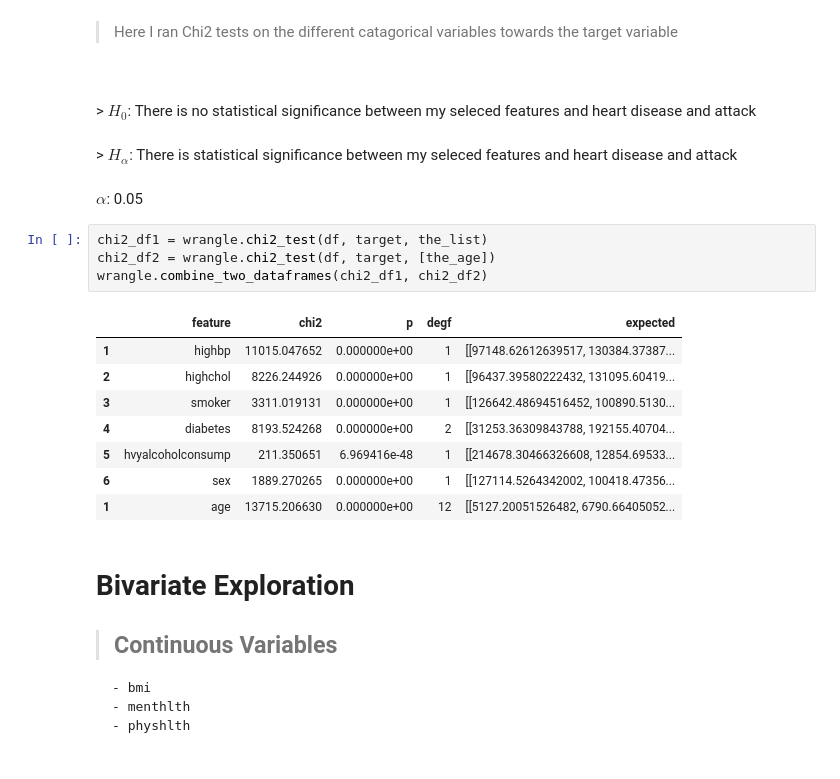
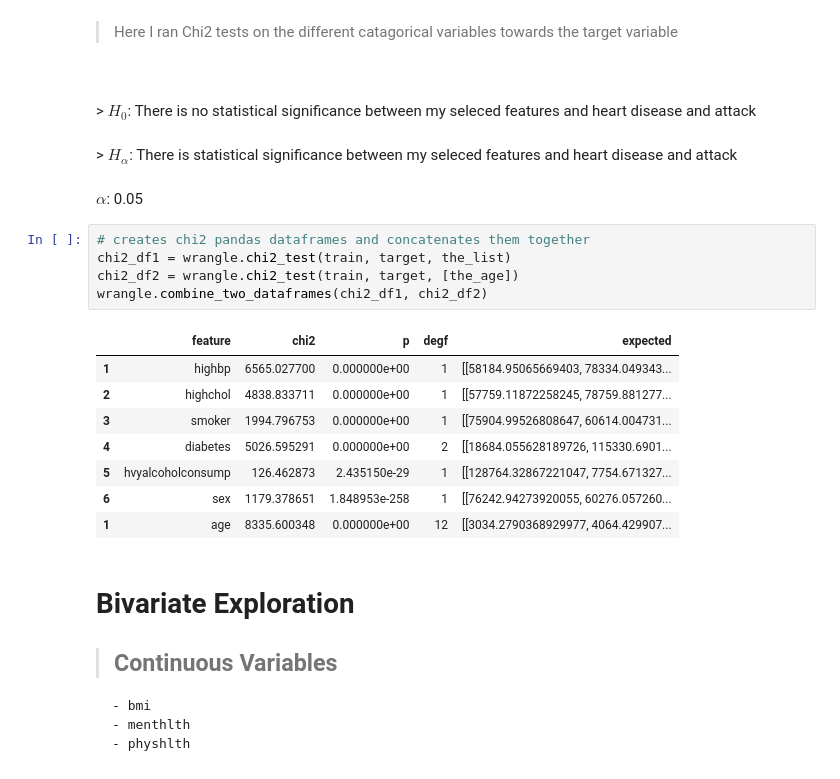
Before and after one commit to Divante222/individual_project, a Jupyter notebook: final_report.ipynb, the cells around one changed output. Cells and saved outputs as stored; diff of their text form.

```diff
--- a/final_report.ipynb
+++ b/final_report.ipynb
@@ -111,18 +103,19 @@ wrangle.age_visual(df, the_age)
 <br>
 $\alpha$: 0.05
 # %%
-chi2_df1 = wrangle.chi2_test(df, target, the_list)
-chi2_df2 = wrangle.chi2_test(df, target, [the_age])
+# creates chi2 pandas dataframes and concatenates them together
+chi2_df1 = wrangle.chi2_test(train, target, the_list)
+chi2_df2 = wrangle.chi2_test(train, target, [the_age])
 wrangle.combine_two_dataframes(chi2_df1, chi2_df2)
 # %% [output]
 |  | feature | chi2 | p | degf | expected |
-| 1 | highbp | 11015.047652 | 0.000000e+00 | 1 | [[97148.62612639517, 130384.37387... |
-| 2 | highchol | 8226.244926 | 0.000000e+00 | 1 | [[96437.39580222432, 131095.60419... |
-| 3 | smoker | 3311.019131 | 0.000000e+00 | 1 | [[126642.48694516452, 100890.5130... |
-| 4 | diabetes | 8193.524268 | 0.000000e+00 | 2 | [[31253.36309843788, 192155.40704... |
-| 5 | hvyalcoholconsump | 211.350651 | 6.969416e-48 | 1 | [[214678.30466326608, 12854.69533... |
-| 6 | sex | 1889.270265 | 0.000000e+00 | 1 | [[127114.5264342002, 100418.47356... |
-| 1 | age | 13715.206630 | 0.000000e+00 | 12 | [[5127.20051526482, 6790.66405052... |
+| 1 | highbp | 6565.027700 | 0.000000e+00 | 1 | [[58184.95065669403, 78334.049343... |
+| 2 | highchol | 4838.833711 | 0.000000e+00 | 1 | [[57759.11872258245, 78759.881277... |
+| 3 | smoker | 1994.796753 | 0.000000e+00 | 1 | [[75904.99526808647, 60614.004731... |
+| 4 | diabetes | 5026.595291 | 0.000000e+00 | 2 | [[18684.055628189726, 115330.6901... |
+| 5 | hvyalcoholconsump | 126.462873 | 2.435150e-29 | 1 | [[128764.32867221047, 7754.671327... |
+| 6 | sex | 1179.378651 | 1.848953e-258 | 1 | [[76242.94273920055, 60276.057260... |
+| 1 | age | 8335.600348 | 0.000000e+00 | 12 | [[3034.2790368929977, 4064.429907... |
 # %% [markdown]
 # Bivariate Exploration
 > ## Continuous Variables
```
Also changed, not shown: parts of 19 cells of this notebook, 1 other file.
